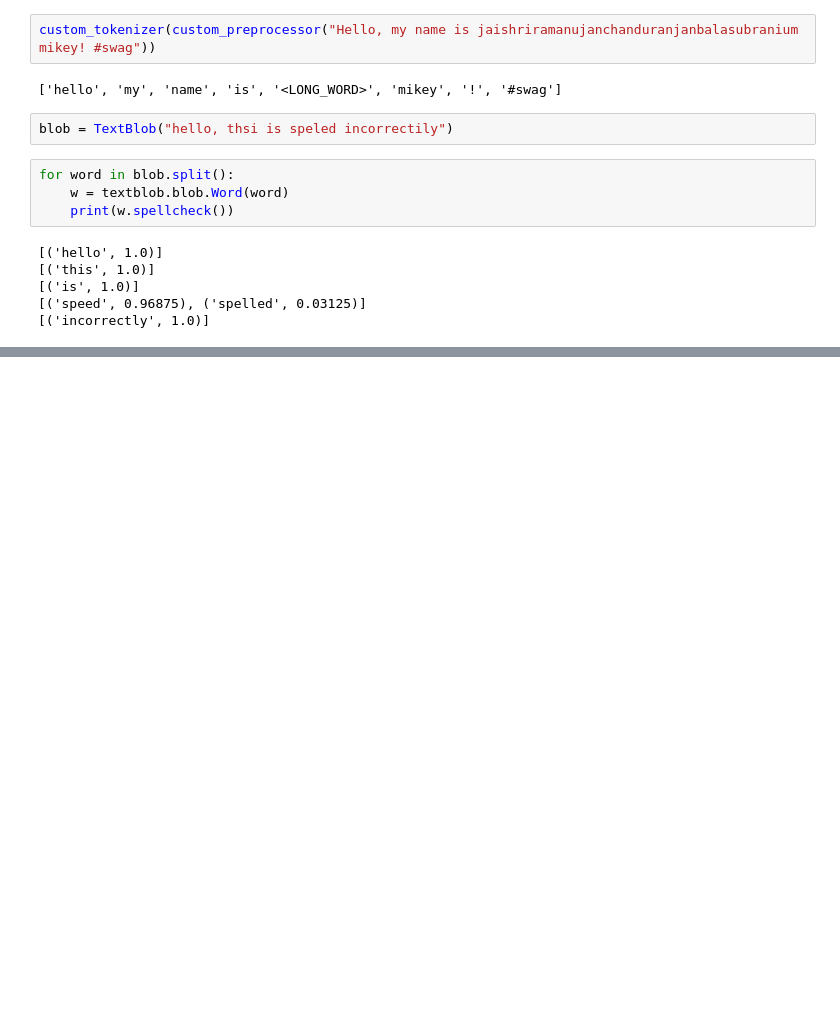
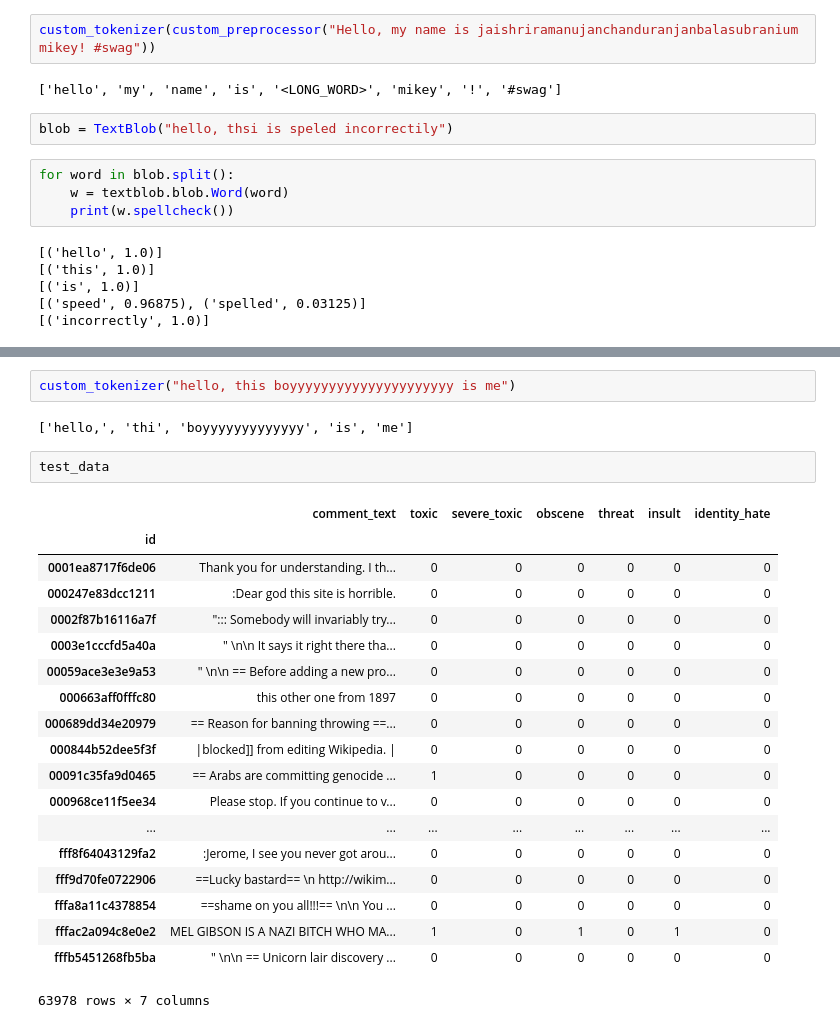
Before and after one commit to naveenkashyap/hatefulcommentclassifier, a Jupyter notebook: code.ipynb, the cells around one changed output, grey strips where cells are left out. Saved outputs shown, nothing was run; the diff lists cells and outputs as text; blank space fills up the shorter version.

```diff
--- a/code.ipynb
+++ b/code.ipynb
@@ -355,0 +268,26 @@ textblob.blob.TextBlob.
+# %%
+custom_tokenizer("hello, this boyyyyyyyyyyyyyyyyyyyyy is me")
+# %% [output]
+['hello,', 'thi', 'boyyyyyyyyyyyyy', 'is', 'me']
+# %%
+test_data
+# %% [output]
+|  | comment_text | toxic | severe_toxic | obscene | threat | insult | identity_hate |
+| id |  |  |  |  |  |  |  |
+| 0001ea8717f6de06 | Thank you for understanding. I th... | 0 | 0 | 0 | 0 | 0 | 0 |
+| 000247e83dcc1211 | :Dear god this site is horrible. | 0 | 0 | 0 | 0 | 0 | 0 |
+| 0002f87b16116a7f | "::: Somebody will invariably try... | 0 | 0 | 0 | 0 | 0 | 0 |
+| 0003e1cccfd5a40a | " \n\n It says it right there tha... | 0 | 0 | 0 | 0 | 0 | 0 |
+| 00059ace3e3e9a53 | " \n\n == Before adding a new pro... | 0 | 0 | 0 | 0 | 0 | 0 |
+| 000663aff0fffc80 | this other one from 1897 | 0 | 0 | 0 | 0 | 0 | 0 |
+| 000689dd34e20979 | == Reason for banning throwing ==... | 0 | 0 | 0 | 0 | 0 | 0 |
+| 000844b52dee5f3f | |blocked]] from editing Wikipedia. | | 0 | 0 | 0 | 0 | 0 | 0 |
+| 00091c35fa9d0465 | == Arabs are committing genocide ... | 1 | 0 | 0 | 0 | 0 | 0 |
+| 000968ce11f5ee34 | Please stop. If you continue to v... | 0 | 0 | 0 | 0 | 0 | 0 |
+| ... | ... | ... | ... | ... | ... | ... | ... |
+| fff8f64043129fa2 | :Jerome, I see you never got arou... | 0 | 0 | 0 | 0 | 0 | 0 |
+| fff9d70fe0722906 | ==Lucky bastard== \n http://wikim... | 0 | 0 | 0 | 0 | 0 | 0 |
+| fffa8a11c4378854 | ==shame on you all!!!== \n\n You ... | 0 | 0 | 0 | 0 | 0 | 0 |
+| fffac2a094c8e0e2 | MEL GIBSON IS A NAZI BITCH WHO MA... | 1 | 0 | 1 | 0 | 1 | 0 |
+| fffb5451268fb5ba | " \n\n == Unicorn lair discovery ... | 0 | 0 | 0 | 0 | 0 | 0 |
+63978 rows × 7 columns
```
Also changed, not shown: parts of 21 cells of this notebook, 1 other file.
